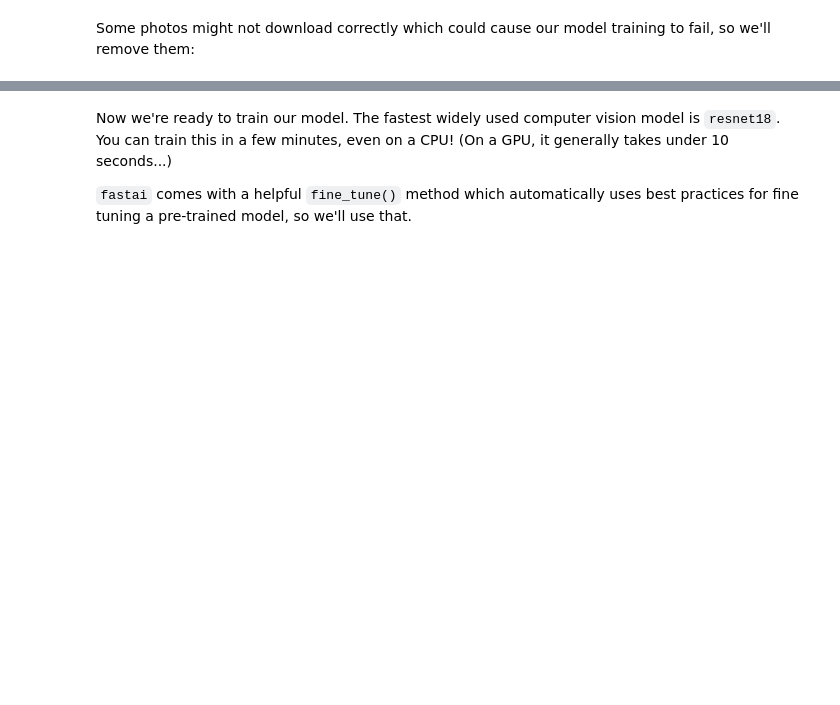
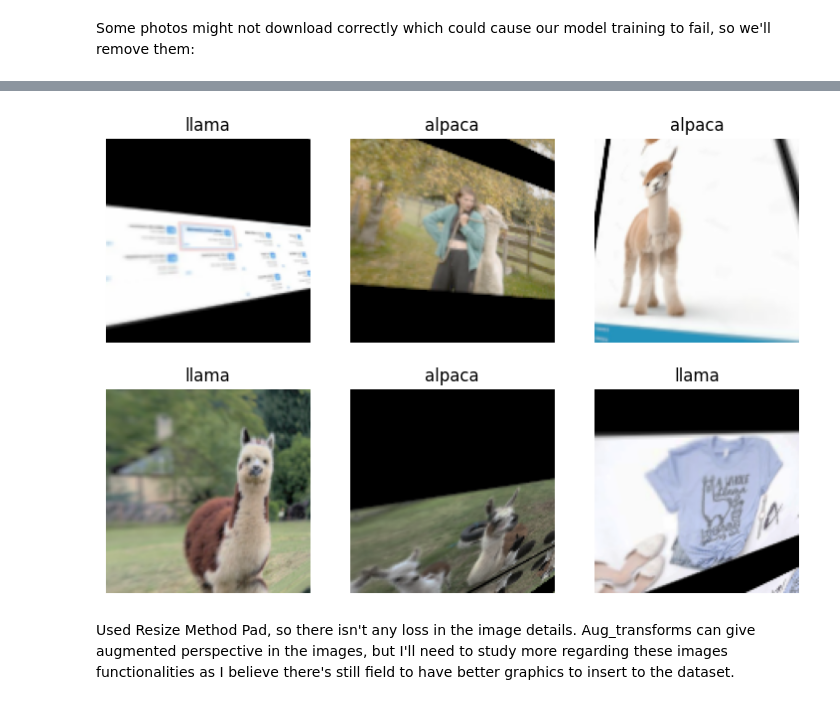
Before and after one commit to bernardodemelo/llama-or-alpaca, a Jupyter notebook: llama-or-alpaca.ipynb, the cells around one changed output, grey strips where cells are left out. Saved outputs shown, nothing was run; the diff lists cells and outputs as text; code cells hidden in the pictures; blank space fills up the shorter version.

```diff
--- a/llama-or-alpaca.ipynb
+++ b/llama-or-alpaca.ipynb
@@ -64,17 +76,18 @@ len(failed)
 # %%
 dls = DataBlock(
     blocks=(ImageBlock, CategoryBlock),
     get_items=get_image_files,
     splitter=RandomSplitter(valid_pct=0.2, seed=42),
     get_y=parent_label,
-    item_tfms=[Resize(192, method='squish')]
+    item_tfms=[Resize(128, ResizeMethod.Pad, pad_mode='zeros')],
+    batch_tfms=aug_transforms(mult=2)
 ).dataloaders(path, bs=32)
 
 dls.show_batch(max_n=6)
+# %% [output]
+[figure, added]
-# %% [markdown]
-Now we're ready to train our model. The fastest widely used computer vision model is `resnet18`. You can train this in a few minutes, even on a CPU! (On a GPU, it generally takes under 10 seconds...)
-
-`fastai` comes with a helpful `fine_tune()` method which automatically uses best practices for fine tuning a pre-trained model, so we'll use that.
+# %% [markdown]
+Used Resize Method Pad, so there isn't any loss in the image details. Aug_transforms can give augmented perspective in the images, but I'll need to study more regarding these images functionalities as I believe there's still field to have better graphics to insert to the dataset.
 # %%
 learn = vision_learner(dls, resnet34, metrics=error_rate)
 learn.fine_tune(3)
```
Also changed, not shown: parts of 31 cells of this notebook.
